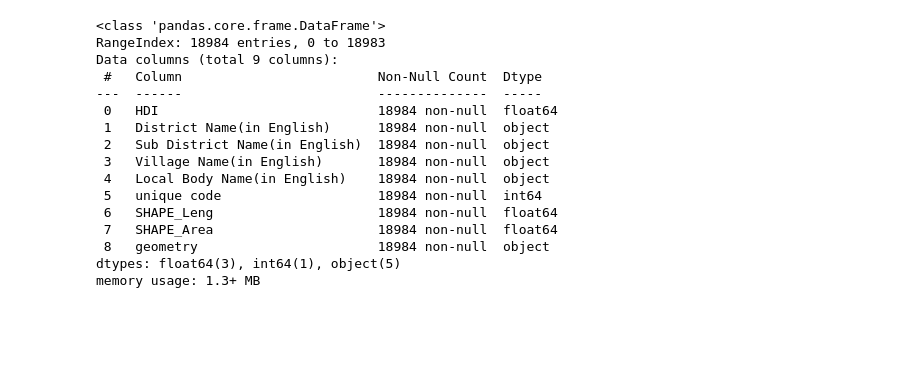
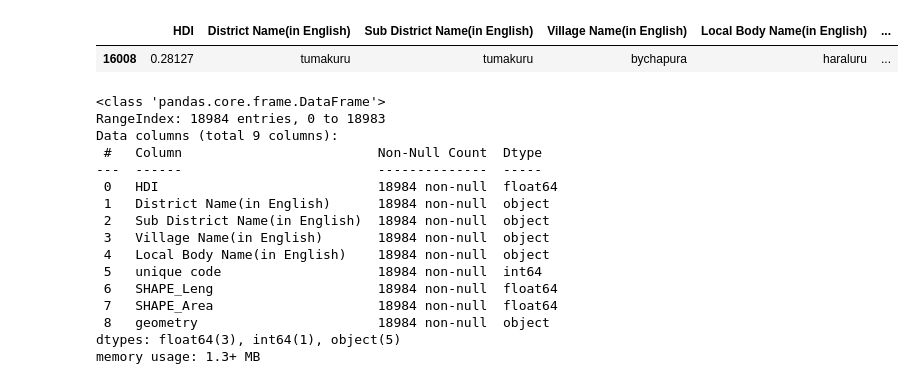
Before and after one commit to ishgirwan/gee, a Jupyter notebook: export_raster_data.ipynb, the cells around one changed output. Cells and saved outputs as stored; diff of their text form; code cells hidden in the pictures; blank space fills up the shorter version.

```diff
--- a/export_raster_data.ipynb
+++ b/export_raster_data.ipynb
@@ -29,6 +56,12 @@ import rasterio
 import geemap
 # %%
 df =  pd.read_csv('/content/drive/My Drive/omdena/hdi_with_geometry.csv')
+# %%
+import pandas as pd
+df.loc[df['unique code'] == 2957105537611592]
+# %% [output]
+|  | HDI | District Name(in English) | Sub District Name(in English) | Village Name(in English) | Local Body Name(in English) | ... |
+| 16008 | 0.28127 | tumakuru | tumakuru | bychapura | haraluru | ... |
 # %%
 df.info()
 # %% [output]
```
Also changed, not shown: parts of 8 cells of this notebook.
